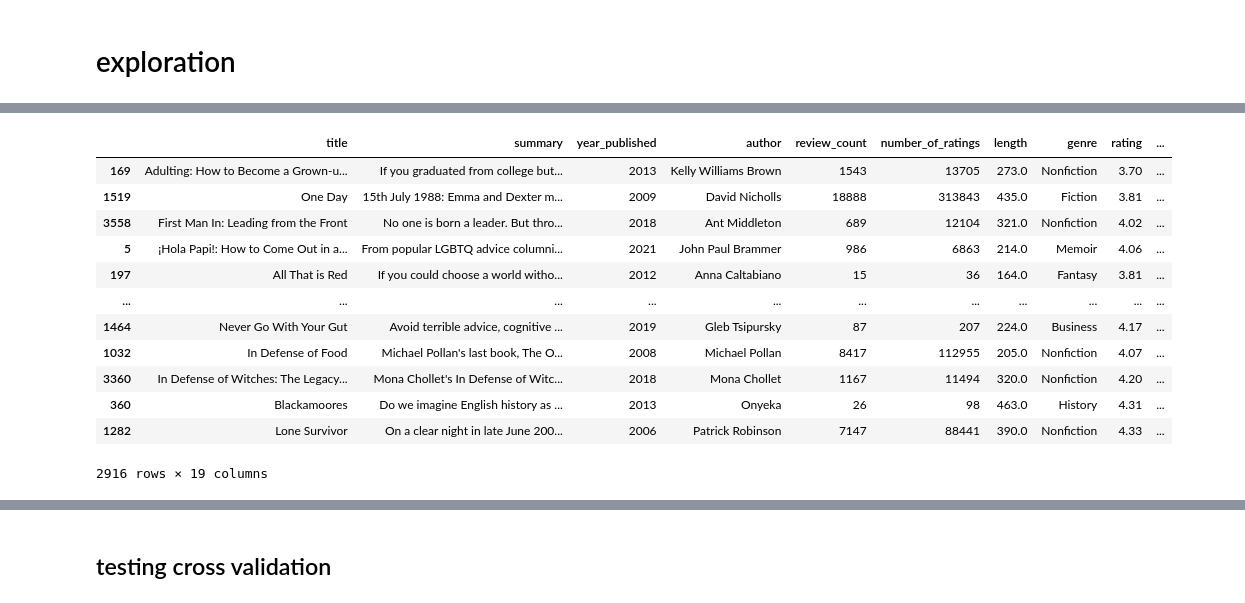
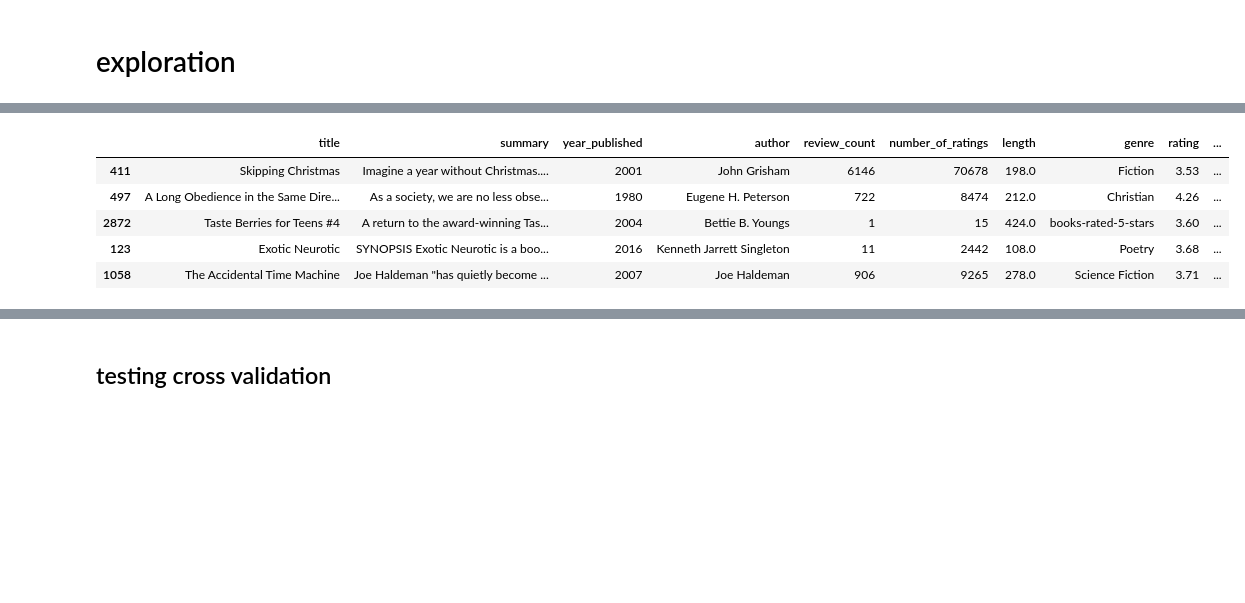
Before and after one commit to Booookkkkkssss/books_main, a Jupyter notebook: shawns_work/prep_and_explore_workbook.ipynb, the cells around one changed output, grey strips where cells are left out. Saved outputs shown, nothing was run; the diff lists cells and outputs as text; code cells hidden in the pictures; blank space fills up the shorter version.

```diff
--- a/shawns_work/prep_and_explore_workbook.ipynb
+++ b/shawns_work/prep_and_explore_workbook.ipynb
@@ -379,21 +304,14 @@ def split(df):
 # %%
 train, test = split(df)
 # %%
-train
+train.head()
 # %% [output]
 |  | title | summary | year_published | author | review_count | number_of_ratings | length | genre | rating | ... |
-| 169 | Adulting: How to Become a Grown-u... | If you graduated from college but... | 2013 | Kelly Williams Brown | 1543 | 13705 | 273.0 | Nonfiction | 3.70 | ... |
-| 1519 | One Day | 15th July 1988: Emma and Dexter m... | 2009 | David Nicholls | 18888 | 313843 | 435.0 | Fiction | 3.81 | ... |
-| 3558 | First Man In: Leading from the Front | No one is born a leader. But thro... | 2018 | Ant Middleton | 689 | 12104 | 321.0 | Nonfiction | 4.02 | ... |
-| 5 | ¡Hola Papi!: How to Come Out in a... | From popular LGBTQ advice columni... | 2021 | John Paul Brammer | 986 | 6863 | 214.0 | Memoir | 4.06 | ... |
-| 197 | All That is Red | If you could choose a world witho... | 2012 | Anna Caltabiano | 15 | 36 | 164.0 | Fantasy | 3.81 | ... |
-| ... | ... | ... | ... | ... | ... | ... | ... | ... | ... | ... |
-| 1464 | Never Go With Your Gut | Avoid terrible advice, cognitive ... | 2019 | Gleb Tsipursky | 87 | 207 | 224.0 | Business | 4.17 | ... |
-| 1032 | In Defense of Food | Michael Pollan's last book, The O... | 2008 | Michael Pollan | 8417 | 112955 | 205.0 | Nonfiction | 4.07 | ... |
-| 3360 | In Defense of Witches: The Legacy... | Mona Chollet's In Defense of Witc... | 2018 | Mona Chollet | 1167 | 11494 | 320.0 | Nonfiction | 4.20 | ... |
-| 360 | Blackamoores | Do we imagine English history as ... | 2013 | Onyeka | 26 | 98 | 463.0 | History | 4.31 | ... |
-| 1282 | Lone Survivor | On a clear night in late June 200... | 2006 | Patrick Robinson | 7147 | 88441 | 390.0 | Nonfiction | 4.33 | ... |
+| 411 | Skipping Christmas | Imagine a year without Christmas.... | 2001 | John Grisham | 6146 | 70678 | 198.0 | Fiction | 3.53 | ... |
+| 497 | A Long Obedience in the Same Dire... | As a society, we are no less obse... | 1980 | Eugene H. Peterson | 722 | 8474 | 212.0 | Christian | 4.26 | ... |
+| 2872 | Taste Berries for Teens #4 | A return to the award-winning Tas... | 2004 | Bettie B. Youngs | 1 | 15 | 424.0 | books-rated-5-stars | 3.60 | ... |
+| 123 | Exotic Neurotic | SYNOPSIS Exotic Neurotic is a boo... | 2016 | Kenneth Jarrett Singleton | 11 | 2442 | 108.0 | Poetry | 3.68 | ... |
+| 1058 | The Accidental Time Machine | Joe Haldeman "has quietly become ... | 2007 | Joe Haldeman | 906 | 9265 | 278.0 | Science Fiction | 3.71 | ... |
-2916 rows × 19 columns
 # %%
 sns.set_style("darkgrid", {"grid.color": ".6", "grid.linestyle": ":"})
 # %%
```
Also changed, not shown: parts of 45 cells of this notebook, 3 other files.
